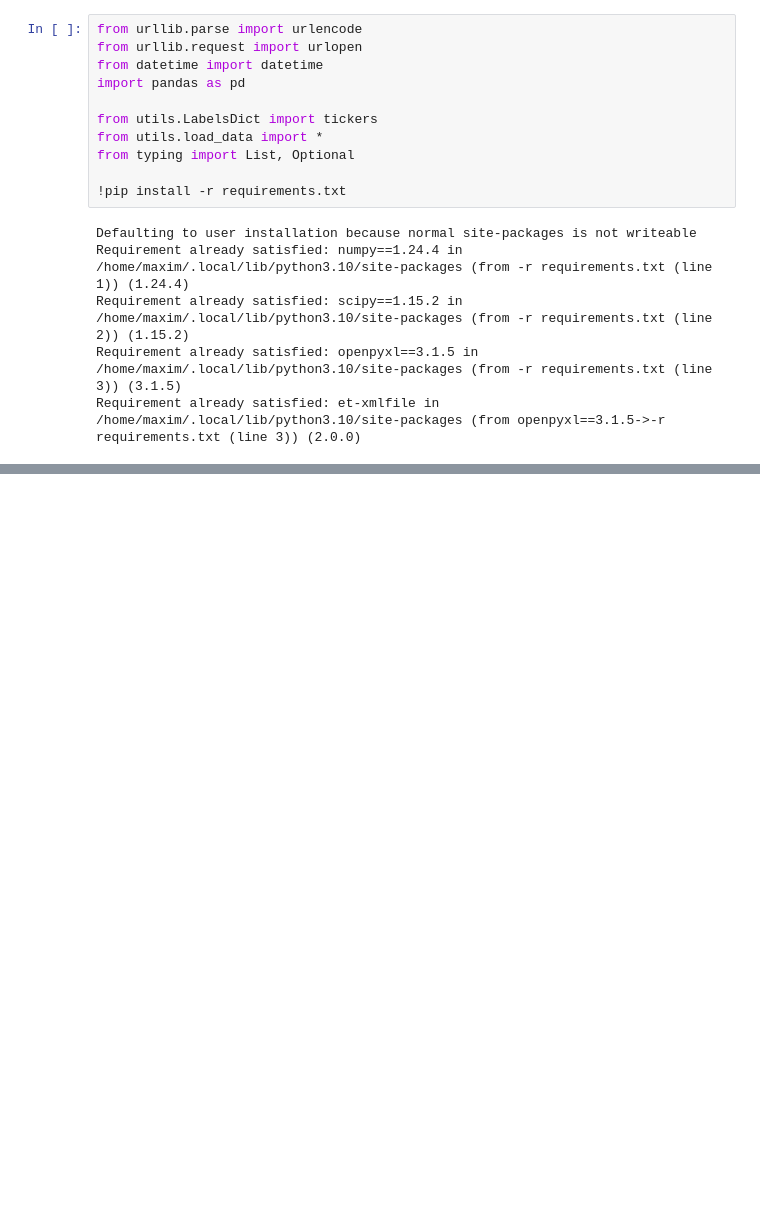
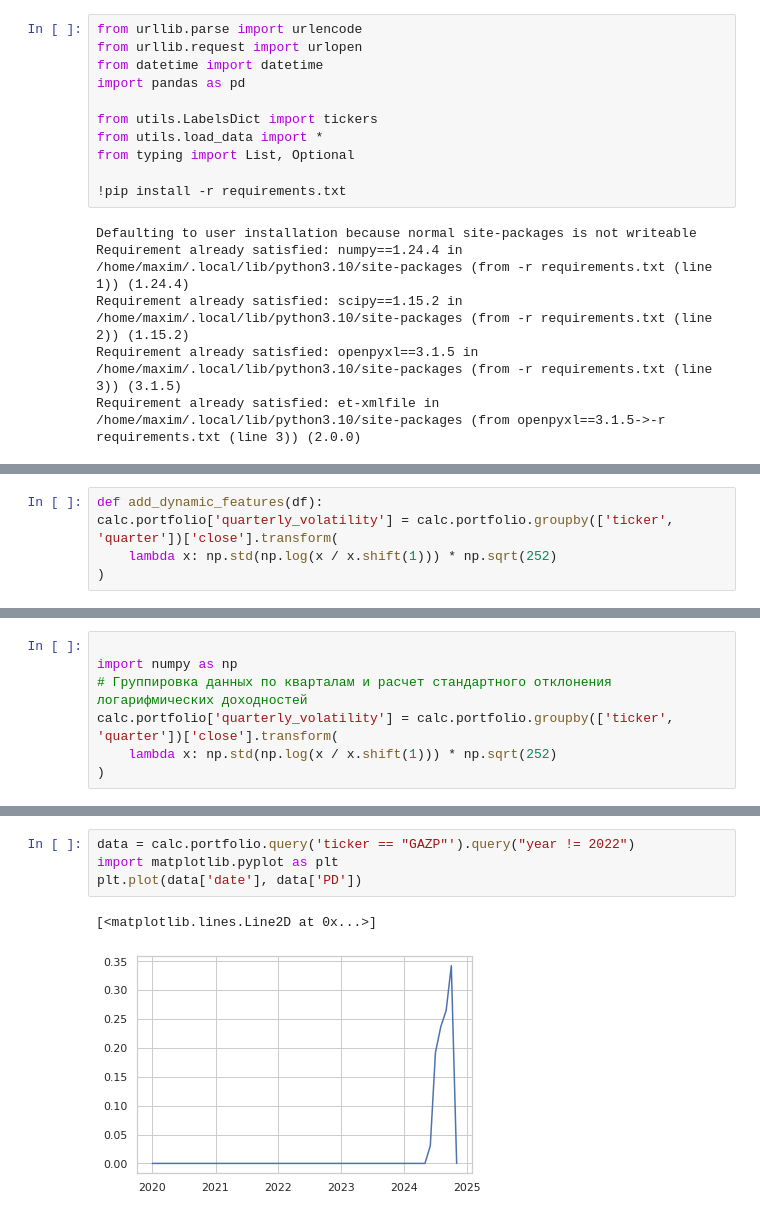
Before and after one commit to MaximKiryakin/Diploma, a Jupyter notebook: Untitled.ipynb, the cells around one changed output, grey strips where cells are left out. Drawn from its saved outputs; the diff is of its cells as text; blank space fills up the shorter version.

```diff
--- a/Untitled.ipynb
+++ b/Untitled.ipynb
@@ -123,0 +110,5 @@ calc = (
+# %%
+def add_dynamic_features(df):
+calc.portfolio['quarterly_volatility'] = calc.portfolio.groupby(['ticker', 'quarter'])['close'].transform(
+    lambda x: np.std(np.log(x / x.shift(1))) * np.sqrt(252)
+)
@@ -123,0 +117,7 @@ calc = (
+# %%
+
+import numpy as np
+# Группировка данных по кварталам и расчет стандартного отклонения логарифмических доходностей
+calc.portfolio['quarterly_volatility'] = calc.portfolio.groupby(['ticker', 'quarter'])['close'].transform(
+    lambda x: np.std(np.log(x / x.shift(1))) * np.sqrt(252)
+)
@@ -123,0 +140,7 @@ calc = (
+# %%
+data = calc.portfolio.query('ticker == "GAZP"').query("year != 2022")
+import matplotlib.pyplot as plt
+plt.plot(data['date'], data['PD'])
+# %% [output]
+[<matplotlib.lines.Line2D at 0x...>]
+[figure, added]
```
Also changed, not shown: parts of 6 cells of this notebook, 1 other file.
